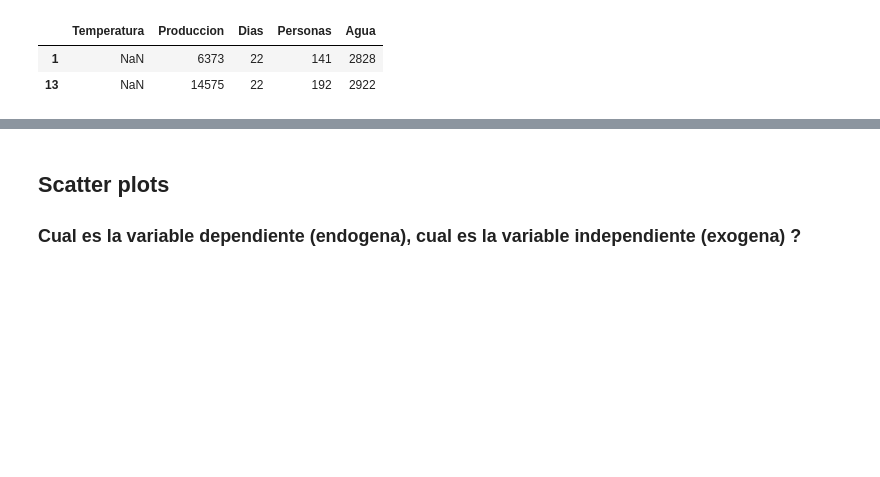
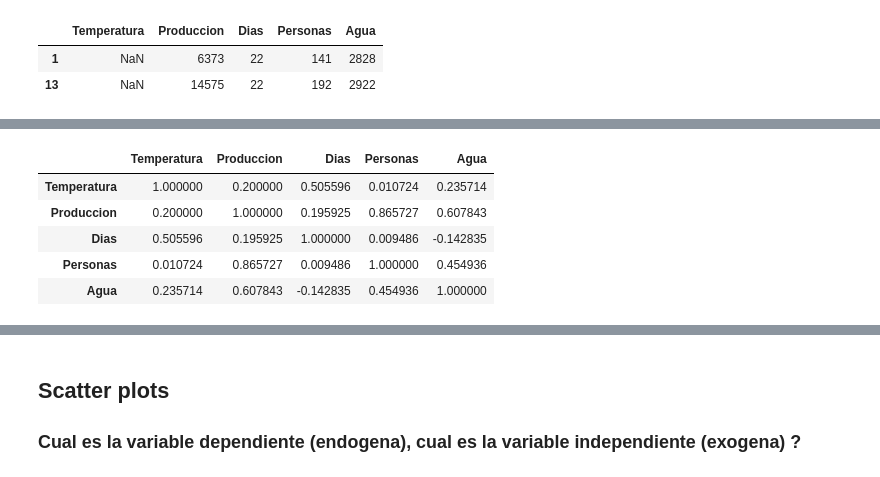
Before and after one commit to cientificas-de-datos/2019BWB, a Jupyter notebook: Regresion.ipynb, the cells around one changed output, grey strips where cells are left out. Saved outputs shown, nothing was run; the diff lists cells and outputs as text; code cells hidden in the pictures; blank space fills up the shorter version.

```diff
--- a/Regresion.ipynb
+++ b/Regresion.ipynb
@@ -136,0 +149,9 @@ dataNullDf
+# %%
+spearman
+# %% [output]
+|  | Temperatura | Produccion | Dias | Personas | Agua |
+| Temperatura | 1.000000 | 0.200000 | 0.505596 | 0.010724 | 0.235714 |
+| Produccion | 0.200000 | 1.000000 | 0.195925 | 0.865727 | 0.607843 |
+| Dias | 0.505596 | 0.195925 | 1.000000 | 0.009486 | -0.142835 |
+| Personas | 0.010724 | 0.865727 | 0.009486 | 1.000000 | 0.454936 |
+| Agua | 0.235714 | 0.607843 | -0.142835 | 0.454936 | 1.000000 |
```
Also changed, not shown: parts of 4 cells of this notebook.
